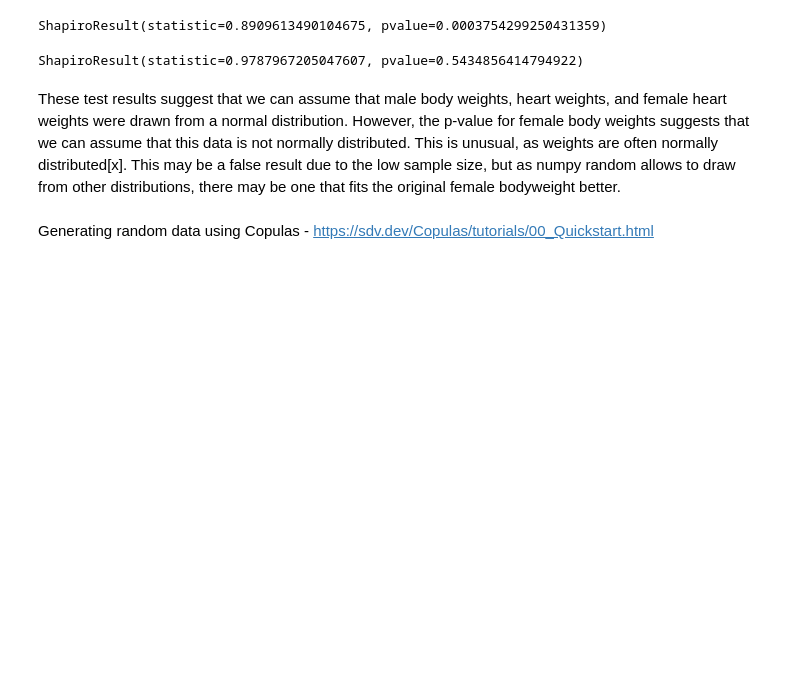
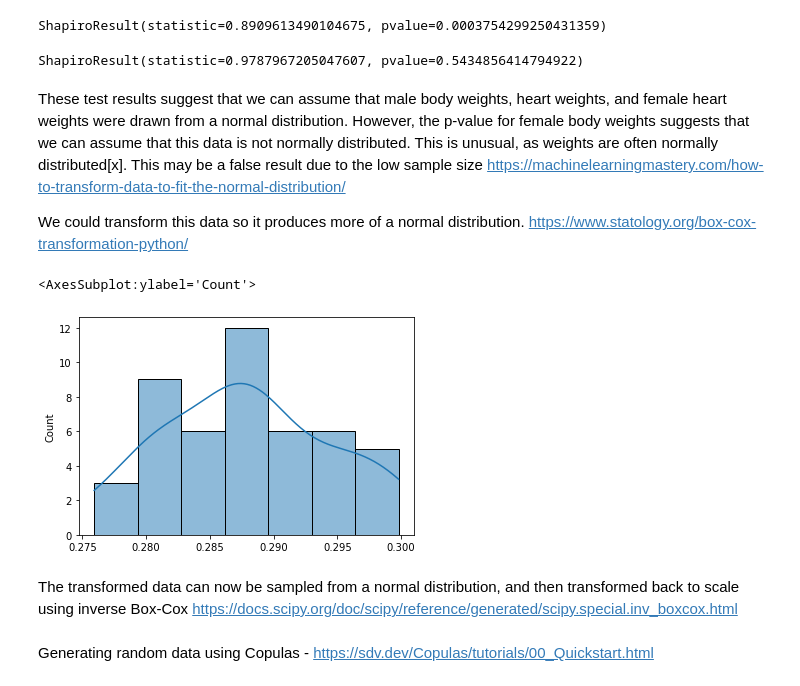
Before and after one commit to andrewjscott/Programming-for-Data-Analysis-Project, a Jupyter notebook: Simulation.ipynb, the cells around one changed output. Drawn from its saved outputs; the diff is of its cells as text; code cells hidden in the pictures; blank space fills up the shorter version.

Commit message:
box cox transformation performed on non-normal sample

```diff
--- a/Simulation.ipynb
+++ b/Simulation.ipynb
@@ -305,7 +305,21 @@ shapiro(df_cats_female['Hwt'])
 # %% [output]
 ShapiroResult(statistic=0.9787967205047607, pvalue=0.5434856414794922)
 # %% [markdown]
-These test results suggest that we can assume that male body weights, heart weights, and female heart weights were drawn from a normal distribution. However, the p-value for female body weights suggests that we can assume that this data is not normally distributed. This is unusual, as weights are often normally distributed[x]. This may be a false result due to the low sample size, but as numpy random allows to draw from other distributions, there may be one that fits the original female bodyweight better.
+These test results suggest that we can assume that male body weights, heart weights, and female heart weights were drawn from a normal distribution. However, the p-value for female body weights suggests that we can assume that this data is not normally distributed. This is unusual, as weights are often normally distributed[x]. This may be a false result due to the low sample size https://machinelearningmastery.com/how-to-transform-data-to-fit-the-normal-distribution/
+
+We could transform this data so it produces more of a normal distribution. https://www.statology.org/box-cox-transformation-python/
+# %%
+#perform Box-Cox transformation on original data
+from scipy.stats import boxcox
+transformed_data, best_lambda = boxcox(df_cats_female['Bwt'])
+# %%
+#plot the distribution of the transformed data values
+sns.histplot(transformed_data, kde=True)
+# %% [output]
+<AxesSubplot:ylabel='Count'>
+[figure, added]
+# %% [markdown]
+The transformed data can now be sampled from a normal distribution, and then transformed back to scale using inverse Box-Cox https://docs.scipy.org/doc/scipy/reference/generated/scipy.special.inv_boxcox.html
 # %% [markdown]
 Generating random data using Copulas - https://sdv.dev/Copulas/tutorials/00_Quickstart.html
 # %%
```
Also changed, not shown: parts of 9 cells of this notebook, 2 other files.
